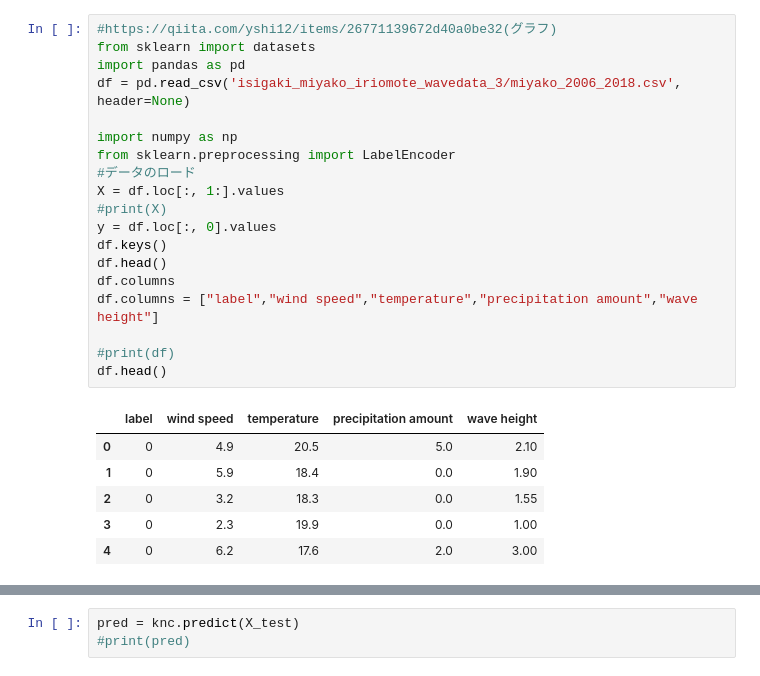
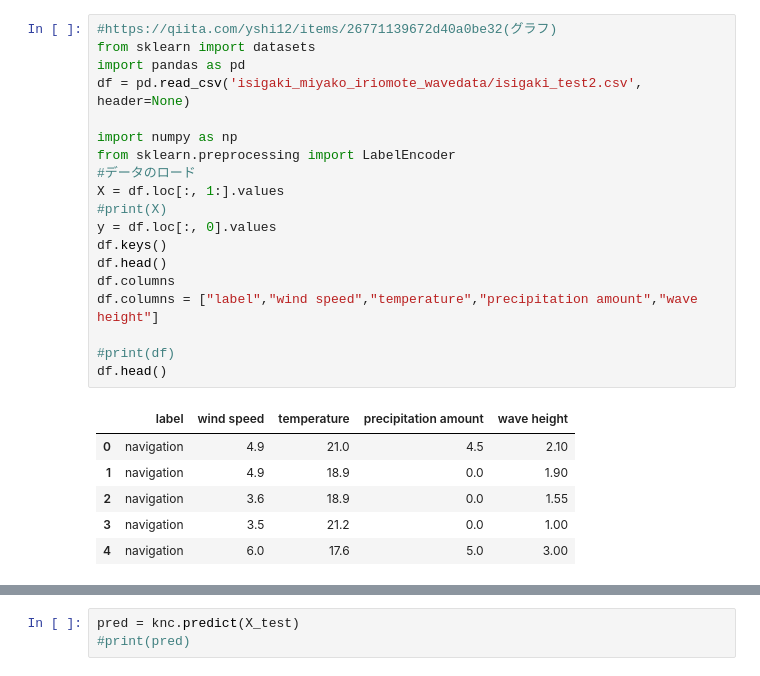
Before and after one commit to nonnn10/tom_thon, a Jupyter notebook: src/Near K.ipynb, the cells around one changed output, grey strips where cells are left out. Saved outputs shown, nothing was run; the diff lists cells and outputs as text.

```diff
--- a/src/Near K.ipynb
+++ b/src/Near K.ipynb
@@ -1,29 +1,29 @@
 # %%
 #https://qiita.com/yshi12/items/26771139672d40a0be32(グラフ)
 from sklearn import datasets
 import pandas as pd
-df = pd.read_csv('isigaki_miyako_iriomote_wavedata_3/miyako_2006_2018.csv', header=None)
+df = pd.read_csv('isigaki_miyako_iriomote_wavedata/isigaki_test2.csv', header=None)
 
 import numpy as np
 from sklearn.preprocessing import LabelEncoder
 #データのロード
 X = df.loc[:, 1:].values
 #print(X)
 y = df.loc[:, 0].values
 df.keys()
 df.head()
 df.columns
 df.columns = ["label","wind speed","temperature","precipitation amount","wave height"]
 
 #print(df)
 df.head()
 # %% [output]
 |  | label | wind speed | temperature | precipitation amount | wave height |
-| 0 | 0 | 4.9 | 20.5 | 5.0 | 2.10 |
-| 1 | 0 | 5.9 | 18.4 | 0.0 | 1.90 |
-| 2 | 0 | 3.2 | 18.3 | 0.0 | 1.55 |
-| 3 | 0 | 2.3 | 19.9 | 0.0 | 1.00 |
-| 4 | 0 | 6.2 | 17.6 | 2.0 | 3.00 |
+| 0 | navigation | 4.9 | 21.0 | 4.5 | 2.10 |
+| 1 | navigation | 4.9 | 18.9 | 0.0 | 1.90 |
+| 2 | navigation | 3.6 | 18.9 | 0.0 | 1.55 |
+| 3 | navigation | 3.5 | 21.2 | 0.0 | 1.00 |
+| 4 | navigation | 6.0 | 17.6 | 5.0 | 3.00 |
 # %%
 import matplotlib.pyplot as plt
 import seaborn as sns
```
Also changed, not shown: parts of 15 cells of this notebook, 3 other files.
